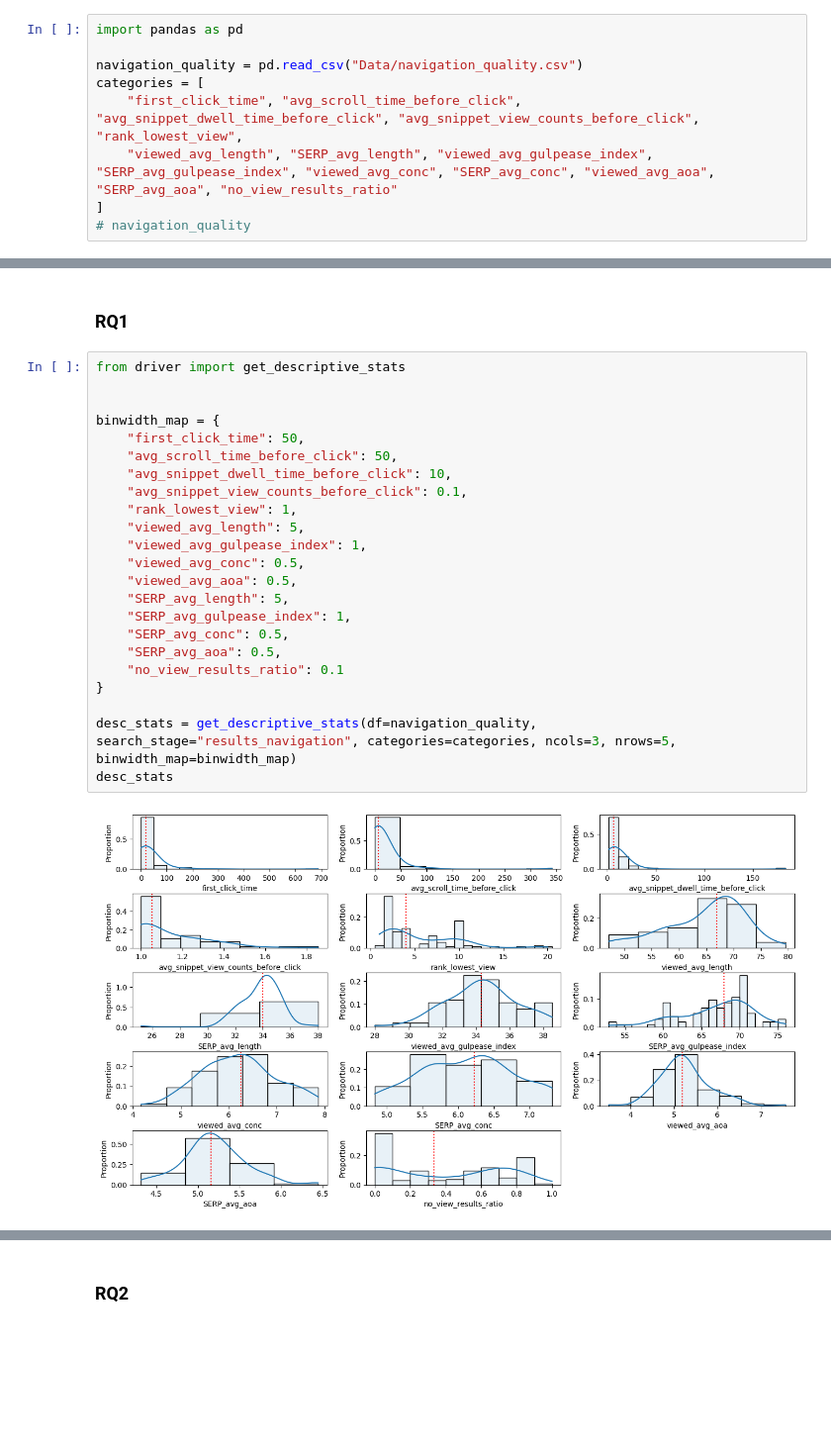
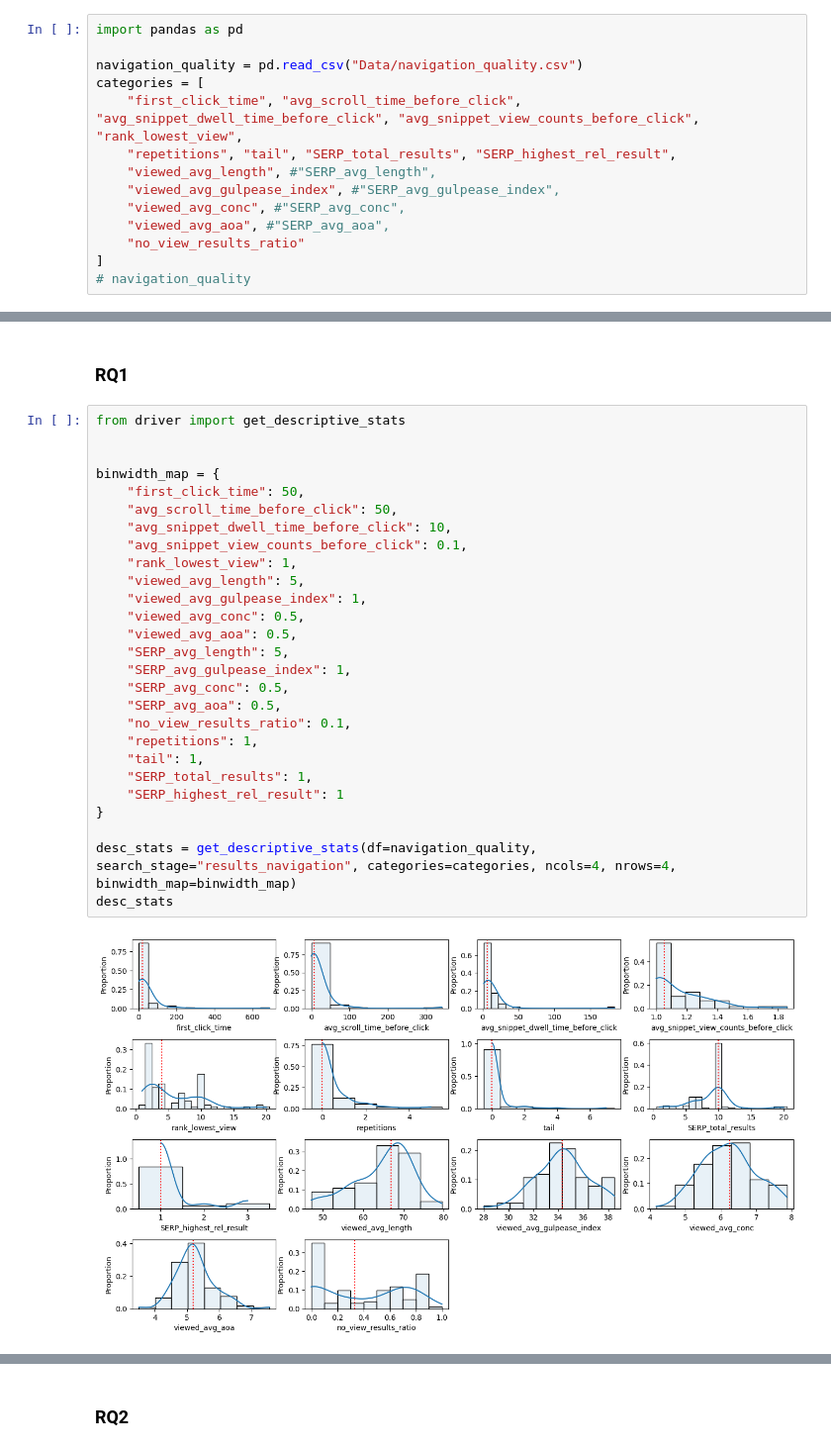
Before and after one commit to SOLandChildren/CHIIR27_LogAnalysis, a Jupyter notebook: results_navigation.ipynb, the cells around one changed output, grey strips where cells are left out. Shown at 99% size. Drawn from its saved outputs; the diff is of its cells as text; blank space fills up the shorter version.

```diff
--- a/results_navigation.ipynb
+++ b/results_navigation.ipynb
@@ -269,7 +275,12 @@ import pandas as pd
 navigation_quality = pd.read_csv("Data/navigation_quality.csv")
 categories = [
     "first_click_time", "avg_scroll_time_before_click", "avg_snippet_dwell_time_before_click", "avg_snippet_view_counts_before_click", "rank_lowest_view",
-    "viewed_avg_length", "SERP_avg_length", "viewed_avg_gulpease_index", "SERP_avg_gulpease_index", "viewed_avg_conc", "SERP_avg_conc", "viewed_avg_aoa", "SERP_avg_aoa", "no_view_results_ratio"
+    "repetitions", "tail", "SERP_total_results", "SERP_highest_rel_result",
+    "viewed_avg_length", #"SERP_avg_length",
+    "viewed_avg_gulpease_index", #"SERP_avg_gulpease_index",
+    "viewed_avg_conc", #"SERP_avg_conc",
+    "viewed_avg_aoa", #"SERP_avg_aoa",
+    "no_view_results_ratio"
 ]
 # navigation_quality
 # %%
@@ -281,28 +292,32 @@ print(len(categories))
 # %%
 from driver import get_descriptive_stats
 
 
 binwidth_map = {
     "first_click_time": 50,
     "avg_scroll_time_before_click": 50,
     "avg_snippet_dwell_time_before_click": 10,
     "avg_snippet_view_counts_before_click": 0.1,
     "rank_lowest_view": 1,
     "viewed_avg_length": 5,
     "viewed_avg_gulpease_index": 1,
     "viewed_avg_conc": 0.5,
     "viewed_avg_aoa": 0.5,
     "SERP_avg_length": 5,
     "SERP_avg_gulpease_index": 1,
     "SERP_avg_conc": 0.5,
     "SERP_avg_aoa": 0.5,
-    "no_view_results_ratio": 0.1
+    "no_view_results_ratio": 0.1,
+    "repetitions": 1,
+    "tail": 1,
+    "SERP_total_results": 1,
+    "SERP_highest_rel_result": 1
 }
 
-desc_stats = get_descriptive_stats(df=navigation_quality, search_stage="results_navigation", categories=categories, ncols=3, nrows=5, binwidth_map=binwidth_map)
+desc_stats = get_descriptive_stats(df=navigation_quality, search_stage="results_navigation", categories=categories, ncols=4, nrows=4, binwidth_map=binwidth_map)
 desc_stats
 # %% [output]
-[figure, old version]
+[figure, new version]
 |  | category | mean | std_dev | max | min | median | modes |
 | 0 | first_click_time | 42.960610 | 98.420228 | 688.605000 | 0.752000 | 18.880000 | [0.752, 1.442, 3.171, 3.369, 4.61... |
 | 1 | avg_scroll_time_before_click | 18.623926 | 48.068321 | 341.061000 | 0.002000 | 7.046200 | [0.003] |
```
Also changed, not shown: parts of 16 cells of this notebook, 17 other files.
